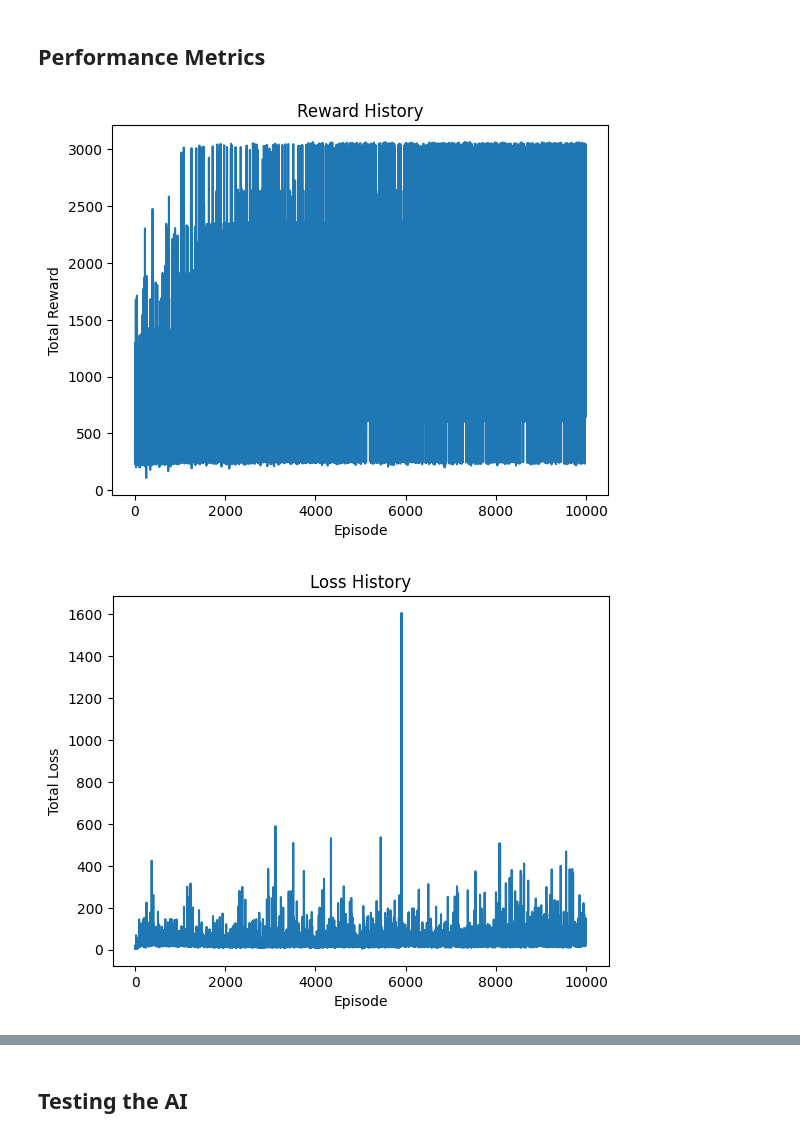
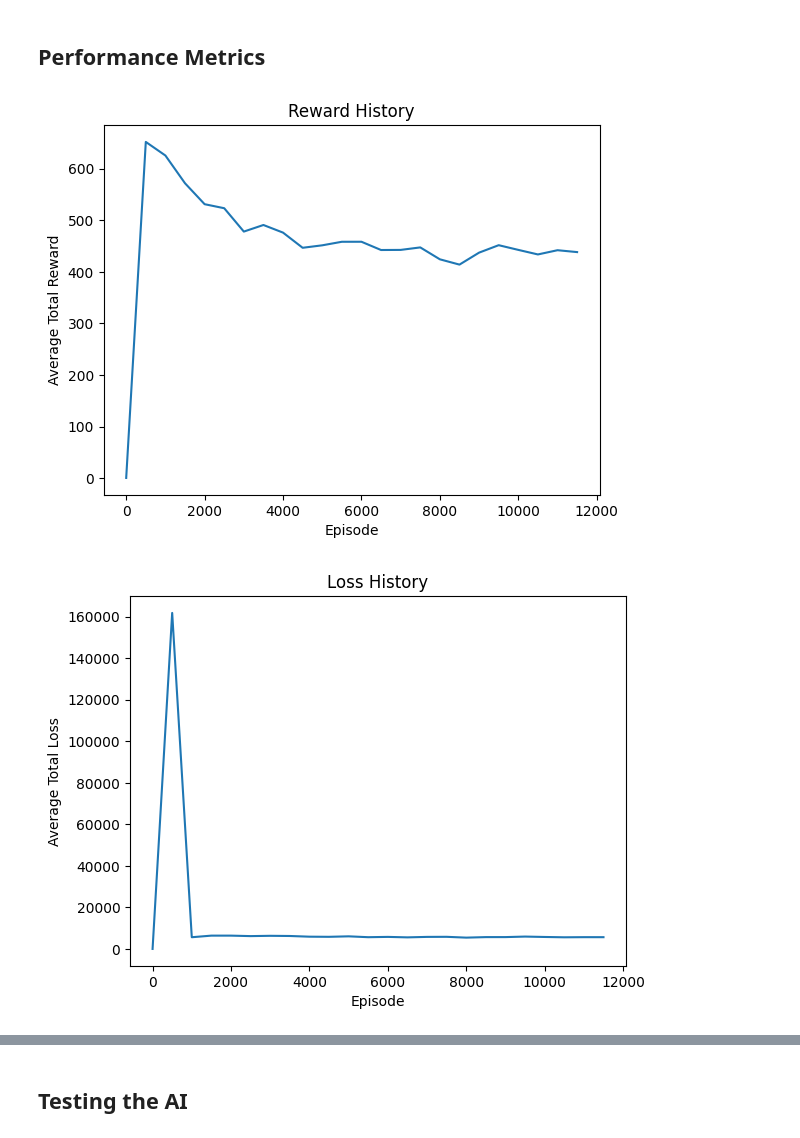
Before and after one commit to Ryan-JongBum-Kim/MarioAI, a Jupyter notebook: src/main.ipynb, the cells around one changed output, grey strips where cells are left out. Cells and saved outputs as stored; diff of their text form; code cells hidden in the pictures.

Commit message:
change in reward func

```diff
--- a/src/main.ipynb
+++ b/src/main.ipynb
@@ -107,10 +107,10 @@ pybullet build time: Nov 28 2023 23:45:17
 # %%
 DISPLAY = False                 # Sets the environment render mode to human or rgb_array
 CUSTOM_REWARDS = True           # Sets state to include custom rewards
-EPISODES = 20000                # Number of episodes to train the AI on
+EPISODES = 12000                # Number of episodes to train the AI on
 MEM_SIZE = 50000                # Size of the memory in replay buffer
-REPLAY_START_SIZE = 1000        # Amount of samples to fill the replay buffer before training
-NETWORK_UPDATE_ITER = 1000      # Number of iterations before learning func updates the Q weights
+REPLAY_START_SIZE = 500         # Amount of samples to fill the replay buffer before training
+NETWORK_UPDATE_ITER = 500       # Number of iterations before learning func updates the Q weights
 
 MEM_RETAIN = 0.1                # Size of memory that cannot be overwritten (avoids catastrophic forgetting)
 BATCH_SIZE = 32                 # Size of random batches when sampling experiences
@@ -118,7 +118,7 @@ LEARNING_RATE = 0.0025          # Learning rate for optimizing neural network we
 GAMMA = 0.9                     # Discount factor for future rewards
 EPSILON_START = 1.0             # Starting exploration rate
 EPSILON_END = 0.1               # Ending exploration rate
-EPSILON_DECAY = 0.99999975      # Rate at which exploration rate decays
+EPSILON_DECAY = 2 * MEM_SIZE    # Rate at which exploration rate decays
 
 DQN_DIM1 = 512                  # Number of neurons in DQN's first hidden layer
 DQN_DIM2 = 512                  # Number of neurons in DQN's second hidden layer
@@ -245,14 +249,14 @@ for episode in range(EPISODES):
         episode_batch_score = 0  # Resetting batch score for next batch
         episode_batch_loss = 0  # Resetting batch loss for next batch
 
-    # Updating the histories every 1000 episodes
-    if episode % 1000 == 0:
+    # Updating the histories every 500 episodes
+    if episode % 500 == 0:
         episode_history.append(episode)
-        average_episode_reward_history.append(sum(episode_reward_history[-1000:]) / 1000)
-        average_episode_loss_history.append(sum(episode_loss_history[-1000:]) / 1000)
-        average_episode_length_history.append(sum(episode_length_history[-1000:]) / 1000)
-        average_episode_coin_history.append(sum(episode_coin_history[-1000:]) / 1000)
-        average_episode_score_history.append(sum(episode_score_history[-1000:]) / 1000)
+        average_episode_reward_history.append(sum(episode_reward_history[-500:]) / 500)
+        average_episode_loss_history.append(sum(episode_loss_history[-500:]) / 500)
+        average_episode_length_history.append(sum(episode_length_history[-500:]) / 500)
+        average_episode_coin_history.append(sum(episode_coin_history[-500:]) / 500)
+        average_episode_score_history.append(sum(episode_score_history[-500:]) / 500)
         average_episode_success_history.append(successful_episodes)
         successful_episodes = 0
 
@@ -267,51 +271,51 @@ with open('history_data2.pkl', 'wb') as f:
 # %%
 # Plotting episode reward history
 plt.figure()
-plt.plot(episode_history, episode_reward_history)
+plt.plot(episode_history, average_episode_reward_history)
 plt.title('Reward History')
 plt.xlabel('Episode')
-plt.ylabel('Total Reward')
+plt.ylabel('Average Total Reward')
 plt.show()
 
 # Plotting episode loss history
 plt.figure()
-plt.plot(episode_history, episode_loss_history)
+plt.plot(episode_history, average_episode_loss_history)
 plt.title('Loss History')
 plt.xlabel('Episode')
-plt.ylabel('Total Loss')
+plt.ylabel('Average Total Loss')
 plt.show()
 
 # Plotting episode length history
 plt.figure()
-plt.plot(episode_history, episode_length_history)
+plt.plot(episode_history, average_episode_length_history)
 plt.title('Episode Length History')
 plt.xlabel('Episode')
-plt.ylabel('Total Length')
+plt.ylabel('Average Total Length')
 plt.show()
 
 # Plotting episode success history
 plt.figure()
-plt.plot(episode_history, episode_success_history)
+plt.plot(episode_history, average_episode_success_history)
 plt.title('Successful Episode History')
 plt.xlabel('Episode')
 plt.ylabel('Cumulative Successful Episodes')
 plt.show()
 
 # Plotting episode coins history
 plt.figure()
-plt.plot(episode_history, episode_coin_history)
+plt.plot(episode_history, average_episode_coin_history)
 plt.title('Number of Coins per Episode')
 plt.xlabel('Episode')
-plt.ylabel('Number of Coins')
+plt.ylabel('Average Number of Coins')
 plt.show()
 
 # Plotting episode score history
 plt.figure()
-plt.plot(episode_history, episode_score_history)
+plt.plot(episode_history, average_episode_score_history)
 plt.title('Score per Episode')
 plt.xlabel('Episode')
-plt.ylabel('Score')
+plt.ylabel('Average Score')
 plt.show()
 # %% [output]
-[figure, old version]
+[figure, new version]
-[figure, old version]
+[figure, new version]
```
Also changed, not shown: parts of 3 cells of this notebook.
